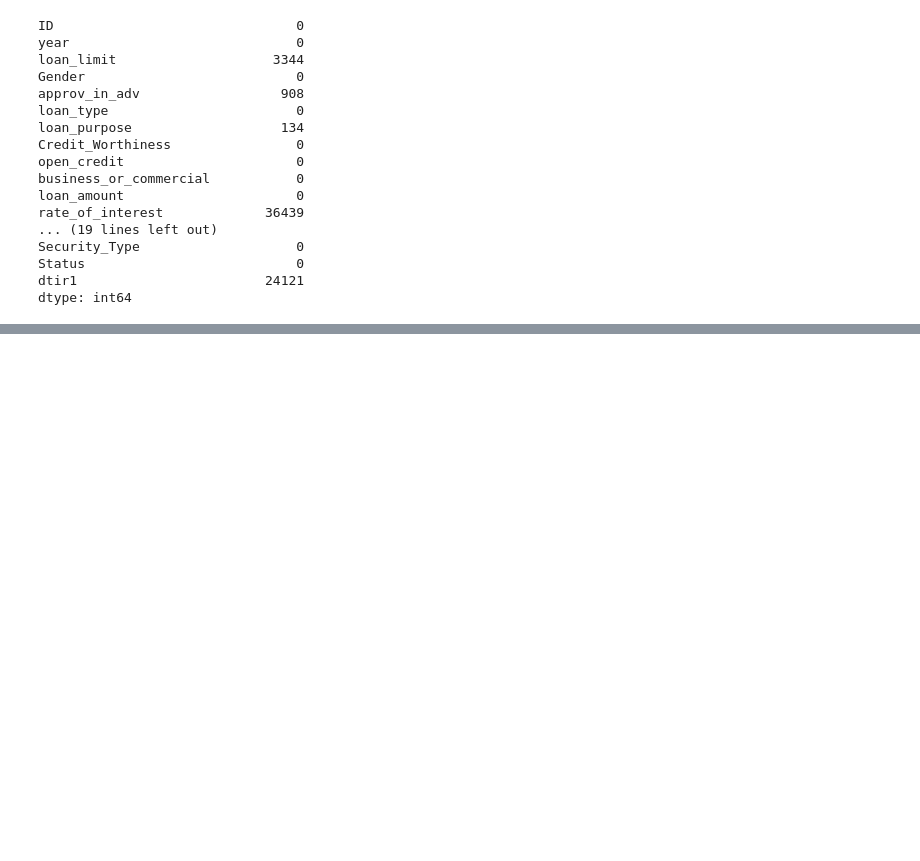
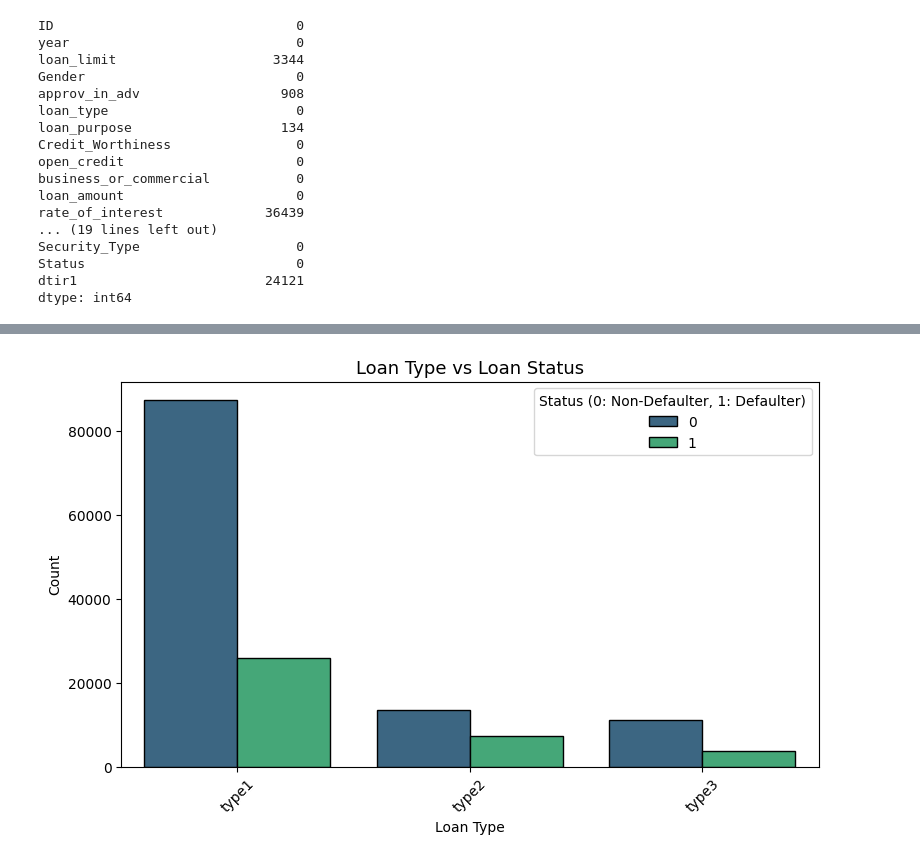
Before and after one commit to springboardmentor891v/CreditPathAI_Oct_Batch, a Jupyter notebook: Main.ipynb, the cells around one changed output, grey strips where cells are left out. Drawn from its saved outputs; the diff is of its cells as text; code cells hidden in the pictures; blank space fills up the shorter version.

```diff
--- a/Main.ipynb
+++ b/Main.ipynb
@@ -132,0 +189,13 @@ dtype: int64
+# %%
+#Bivariate Analysis (Comparing Two Variables)
+
+plt.figure(figsize=(9,5))
+sns.countplot(x='loan_type', hue='Status', data=df, palette='viridis', edgecolor='black')
+plt.title('Loan Type vs Loan Status', fontsize=13)
+plt.xlabel('Loan Type')
+plt.ylabel('Count')
+plt.xticks(rotation=45)
+plt.legend(title='Status (0: Non-Defaulter, 1: Defaulter)')
+plt.show()
+# %% [output]
+[figure, added]
```
Also changed, not shown: parts of 10 cells of this notebook, 1 other file.
